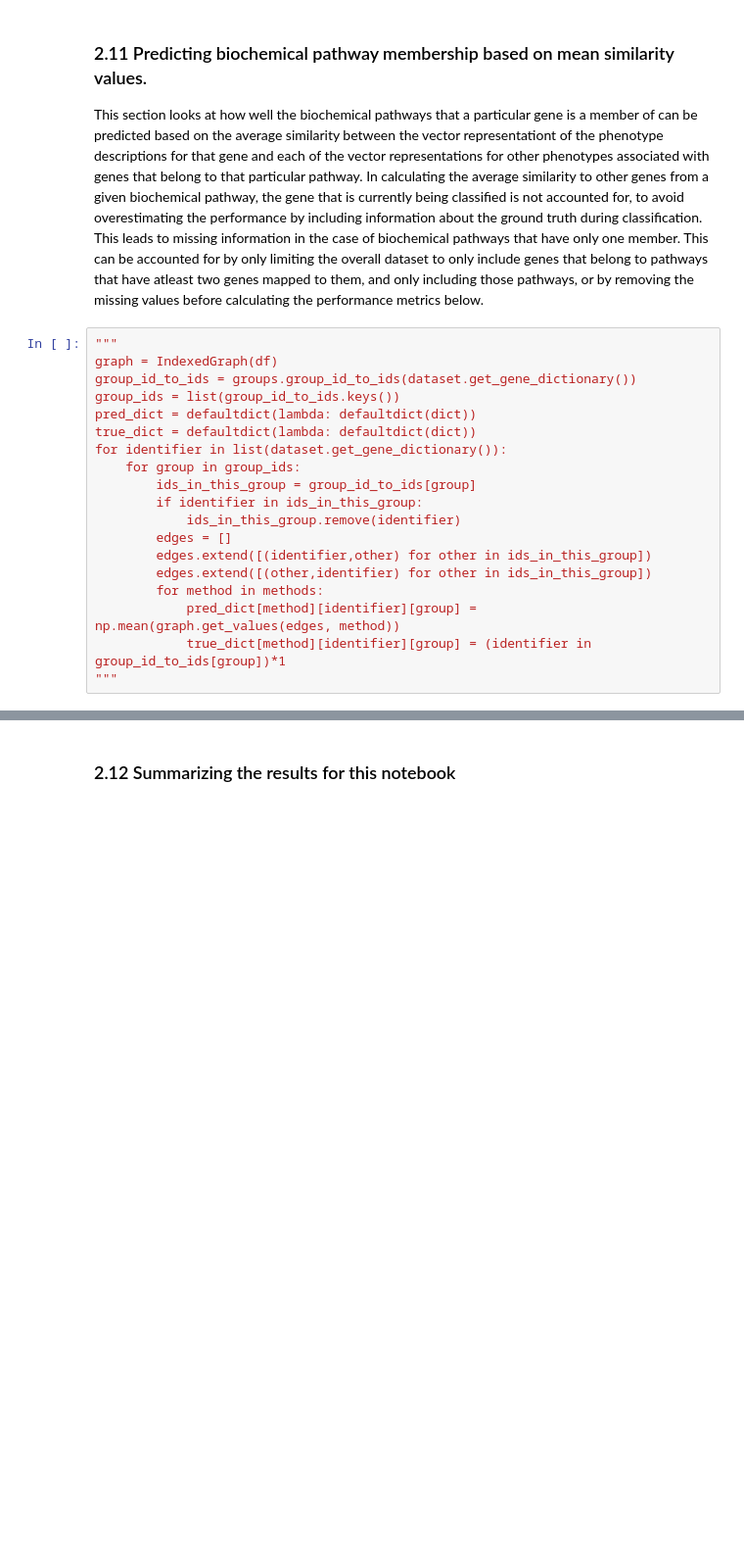
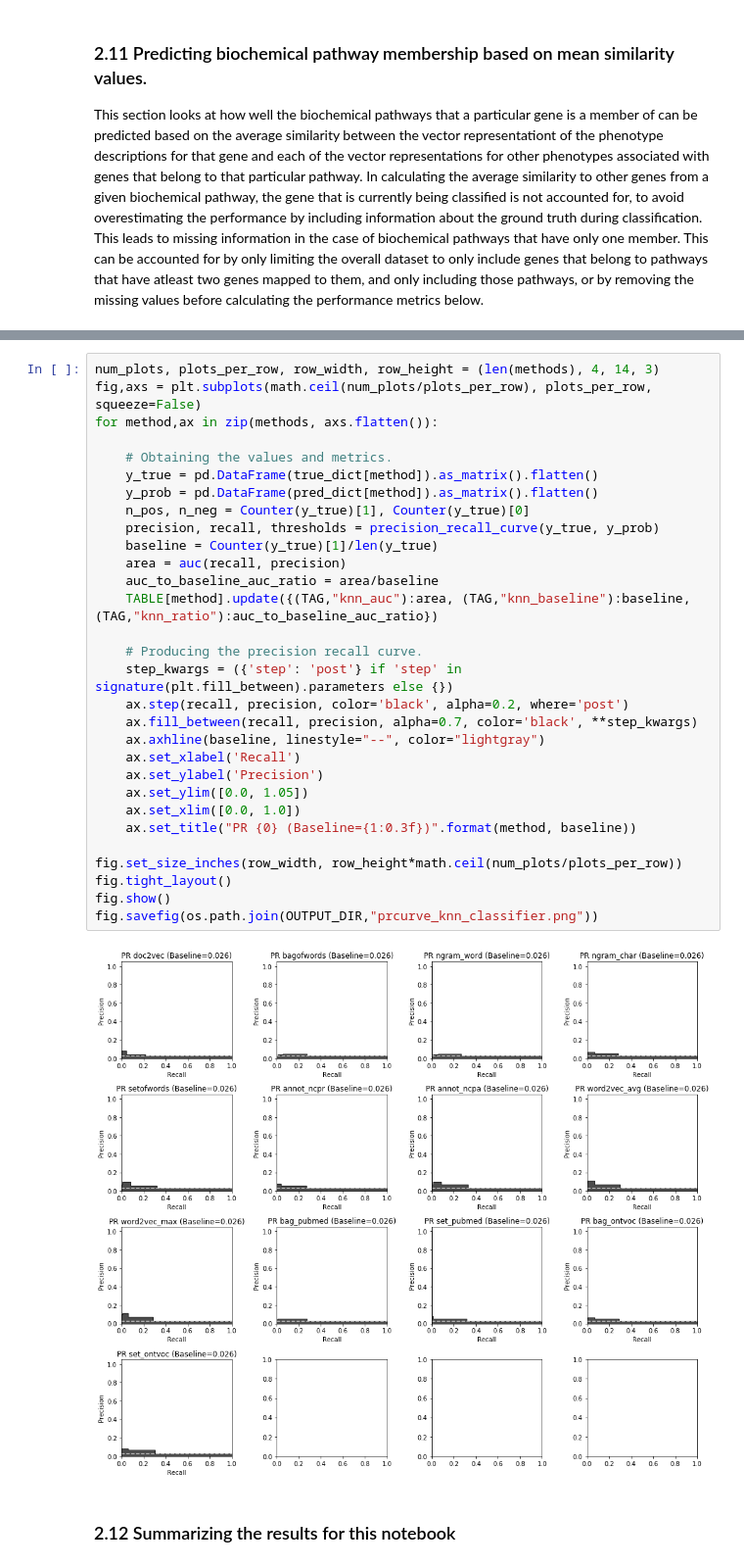
Before and after one commit to irbraun/plant-phenotypes-nlp, a Jupyter notebook: notebooks/analysis_part_2.ipynb, the cells around one changed output, grey strips where cells are left out. Shown: that part at 98% size. Cells and saved outputs as stored; diff of their text form; blank space fills up the shorter version.

```diff
--- a/notebooks/analysis_part_2.ipynb
+++ b/notebooks/analysis_part_2.ipynb
@@ -426,22 +531,3 @@ fig.savefig(os.path.join(OUTPUT_DIR,"prcurve_classify.png"))
 # %% [markdown]
 ### 2.11 Predicting biochemical pathway membership based on mean similarity values.
 This section looks at how well the biochemical pathways that a particular gene is a member of can be predicted based on the average similarity between the vector representationt of the phenotype descriptions for that gene and each of the vector representations for other phenotypes associated with genes that belong to that particular pathway. In calculating the average similarity to other genes from a given biochemical pathway, the gene that is currently being classified is not accounted for, to avoid overestimating the performance by including information about the ground truth during classification. This leads to missing information in the case of biochemical pathways that have only one member. This can be accounted for by only limiting the overall dataset to only include genes that belong to pathways that have atleast two genes mapped to them, and only including those pathways, or by removing the missing values before calculating the performance metrics below.
-# %%
-"""
-graph = IndexedGraph(df)
-group_id_to_ids = groups.group_id_to_ids(dataset.get_gene_dictionary())
-group_ids = list(group_id_to_ids.keys())
-pred_dict = defaultdict(lambda: defaultdict(dict))
-true_dict = defaultdict(lambda: defaultdict(dict))
-for identifier in list(dataset.get_gene_dictionary()):
-    for group in group_ids:
-        ids_in_this_group = group_id_to_ids[group]
-        if identifier in ids_in_this_group:
-            ids_in_this_group.remove(identifier)
-        edges = []
-        edges.extend([(identifier,other) for other in ids_in_this_group])
-        edges.extend([(other,identifier) for other in ids_in_this_group])
-        for method in methods:
-            pred_dict[method][identifier][group] = np.mean(graph.get_values(edges, method))
-            true_dict[method][identifier][group] = (identifier in group_id_to_ids[group])*1
-"""
@@ -448,3 +568,35 @@ for identifier in list(dataset.get_gene_dictionary()):
+# %%
+num_plots, plots_per_row, row_width, row_height = (len(methods), 4, 14, 3)
+fig,axs = plt.subplots(math.ceil(num_plots/plots_per_row), plots_per_row, squeeze=False)
+for method,ax in zip(methods, axs.flatten()):
+
+    # Obtaining the values and metrics.
+    y_true = pd.DataFrame(true_dict[method]).as_matrix().flatten()
+    y_prob = pd.DataFrame(pred_dict[method]).as_matrix().flatten()
+    n_pos, n_neg = Counter(y_true)[1], Counter(y_true)[0]
+    precision, recall, thresholds = precision_recall_curve(y_true, y_prob)
+    baseline = Counter(y_true)[1]/len(y_true)
+    area = auc(recall, precision)
+    auc_to_baseline_auc_ratio = area/baseline
+    TABLE[method].update({(TAG,"knn_auc"):area, (TAG,"knn_baseline"):baseline, (TAG,"knn_ratio"):auc_to_baseline_auc_ratio})
+
+    # Producing the precision recall curve.
+    step_kwargs = ({'step': 'post'} if 'step' in signature(plt.fill_between).parameters else {})
+    ax.step(recall, precision, color='black', alpha=0.2, where='post')
+    ax.fill_between(recall, precision, alpha=0.7, color='black', **step_kwargs)
+    ax.axhline(baseline, linestyle="--", color="lightgray")
+    ax.set_xlabel('Recall')
+    ax.set_ylabel('Precision')
+    ax.set_ylim([0.0, 1.05])
+    ax.set_xlim([0.0, 1.0])
+    ax.set_title("PR {0} (Baseline={1:0.3f})".format(method, baseline))
+
+fig.set_size_inches(row_width, row_height*math.ceil(num_plots/plots_per_row))
+fig.tight_layout()
+fig.show()
+fig.savefig(os.path.join(OUTPUT_DIR,"prcurve_knn_classifier.png"))
+# %% [output]
+[figure, added]
 # %% [markdown]
 ### 2.12 Summarizing the results for this notebook
 # %%
```
Also changed, not shown: parts of 31 cells of this notebook, 2 other files.
